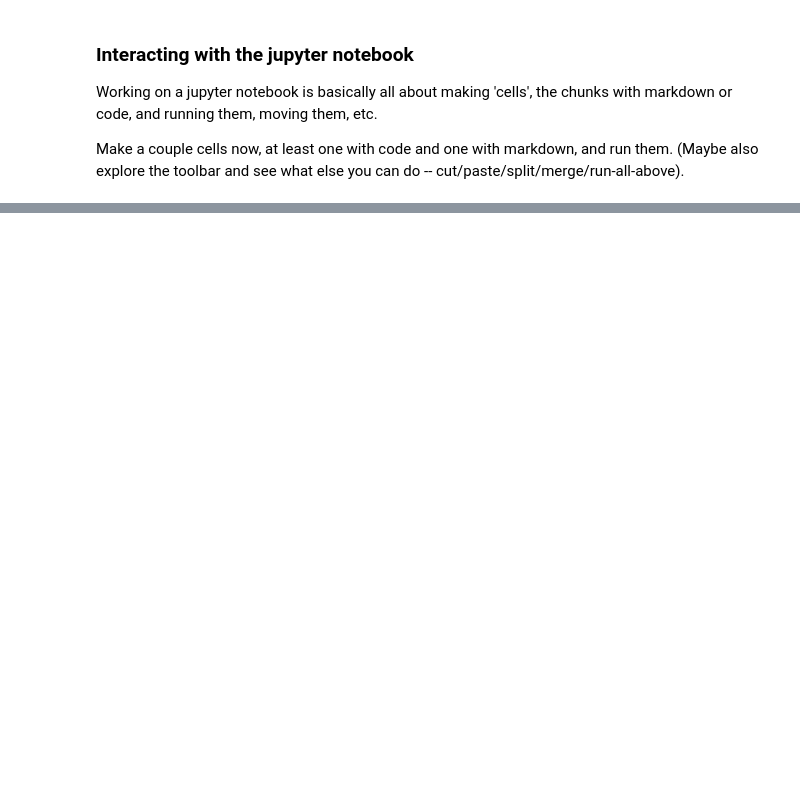
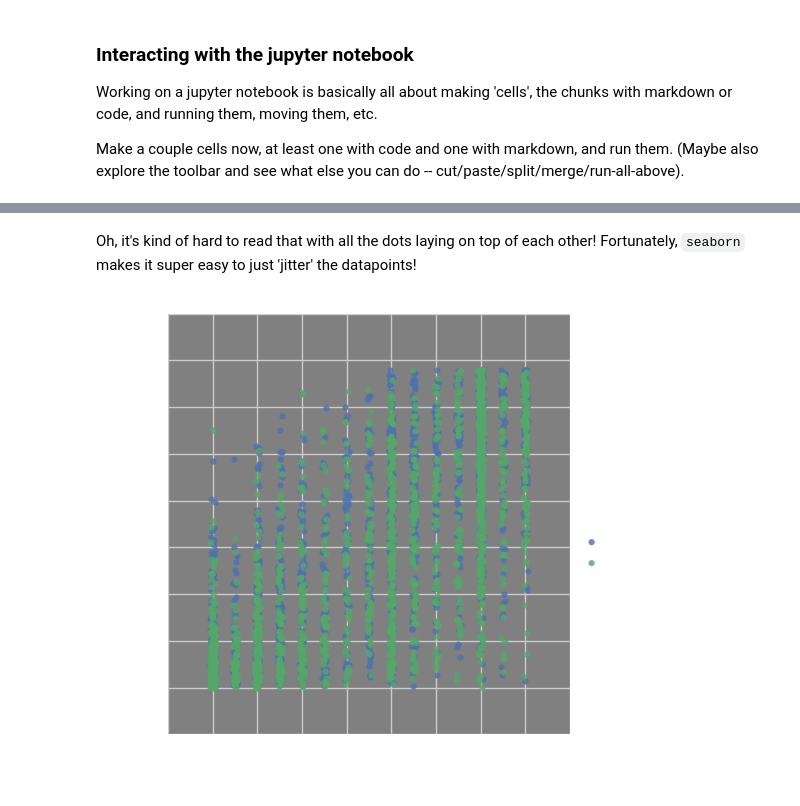
Before and after one commit to drussellmrichie/uconn_jterm_python_workshops, a Jupyter notebook: python-data-analysis/Python Data Analysis Tutorial.ipynb, the cells around one changed output, grey strips where cells are left out. Cells and saved outputs as stored; diff of their text form; code cells hidden in the pictures; blank space fills up the shorter version.

```diff
--- a/python-data-analysis/Python Data Analysis Tutorial.ipynb
+++ b/python-data-analysis/Python Data Analysis Tutorial.ipynb
@@ -363,0 +677,7 @@ These data are of a volume and complexity that really motivates a programmatic a
+# %% [markdown]
+Oh, it's kind of hard to read that with all the dots laying on top of each other! Fortunately, `seaborn` makes it super easy to just 'jitter' the datapoints!
+# %%
+sns.lmplot(x='age',y='production', hue='gender', scatter=True, fit_reg=False,
+           data=admin_data.query('form == "WS" & language == "English"'), x_jitter=0.1);
+# %% [output]
+[figure, added]
```
Also changed, not shown: parts of 136 cells of this notebook, 1 other file.
